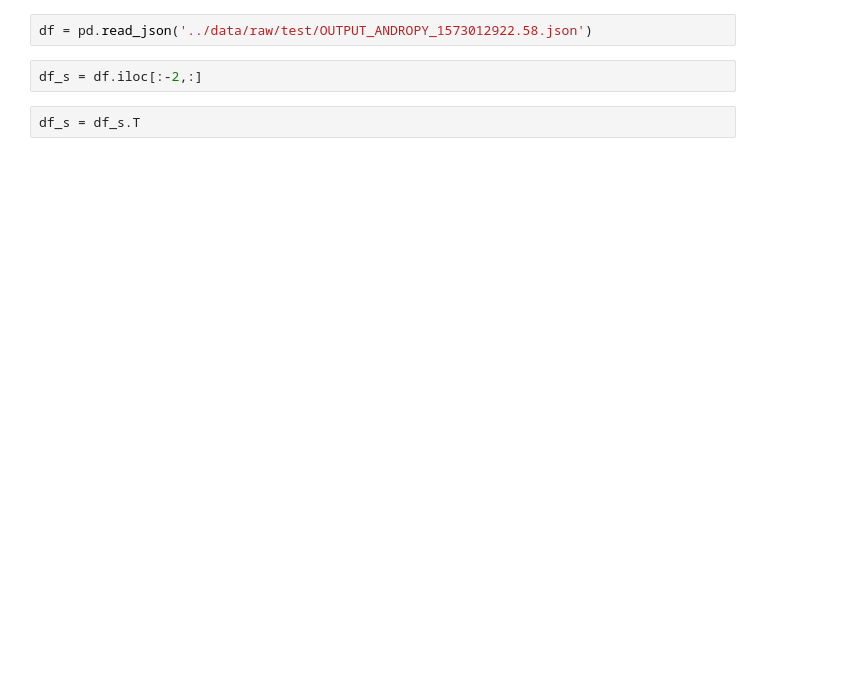
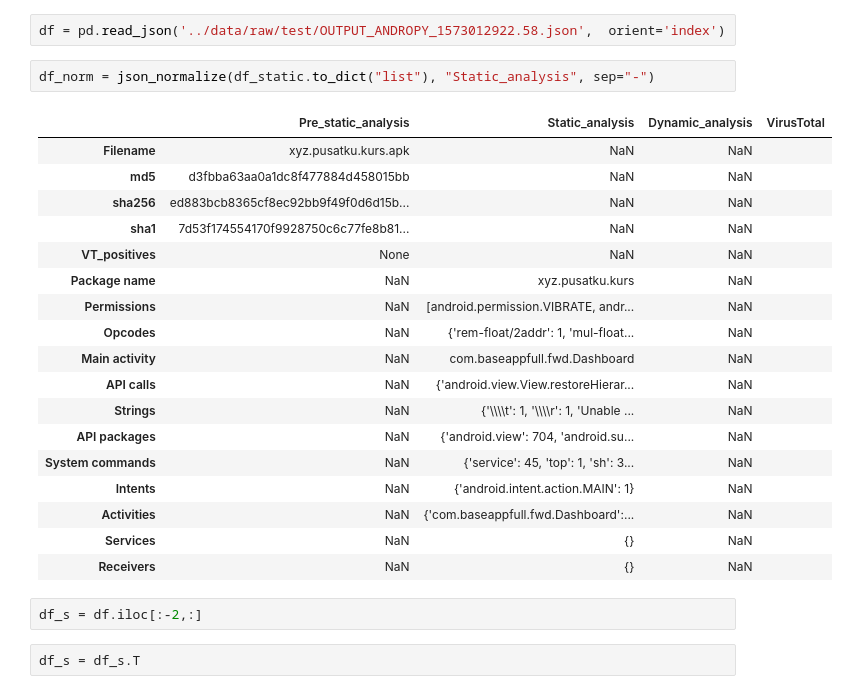
Before and after one commit to xcnkx/master_research, a Jupyter notebook: notebooks/2019-11-6.ipynb, the cells around one changed output. Drawn from its saved outputs; the diff is of its cells as text; blank space fills up the shorter version.

```diff
--- a/notebooks/2019-11-6.ipynb
+++ b/notebooks/2019-11-6.ipynb
@@ -5,5 +65,26 @@ from pandas.io.json import json_normalize
 # %%
-df = pd.read_json('../data/raw/test/OUTPUT_ANDROPY_1573012922.58.json')
+df = pd.read_json('../data/raw/test/OUTPUT_ANDROPY_1573012922.58.json',  orient='index')
+# %%
+df_norm = json_normalize(df_static.to_dict("list"), "Static_analysis", sep="-")
+# %% [output]
+|  | Pre_static_analysis | Static_analysis | Dynamic_analysis | VirusTotal |
+| Filename | xyz.pusatku.kurs.apk | NaN | NaN |  |
+| md5 | d3fbba63aa0a1dc8f477884d458015bb | NaN | NaN |  |
+| sha256 | ed883bcb8365cf8ec92bb9f49f0d6d15b... | NaN | NaN |  |
+| sha1 | 7d53f174554170f9928750c6c77fe8b81... | NaN | NaN |  |
+| VT_positives | None | NaN | NaN |  |
+| Package name | NaN | xyz.pusatku.kurs | NaN |  |
+| Permissions | NaN | [android.permission.VIBRATE, andr... | NaN |  |
+| Opcodes | NaN | {'rem-float/2addr': 1, 'mul-float... | NaN |  |
+| Main activity | NaN | com.baseappfull.fwd.Dashboard | NaN |  |
+| API calls | NaN | {'android.view.View.restoreHierar... | NaN |  |
+| Strings | NaN | {'\\\\t': 1, '\\\\r': 1, 'Unable ... | NaN |  |
+| API packages | NaN | {'android.view': 704, 'android.su... | NaN |  |
+| System commands | NaN | {'service': 45, 'top': 1, 'sh': 3... | NaN |  |
+| Intents | NaN | {'android.intent.action.MAIN': 1} | NaN |  |
+| Activities | NaN | {'com.baseappfull.fwd.Dashboard':... | NaN |  |
+| Services | NaN | {} | NaN |  |
+| Receivers | NaN | {} | NaN |  |
 # %%
 df_s = df.iloc[:-2,:]
 # %%
```
Also changed, not shown: parts of 16 cells of this notebook, 52 other files.
